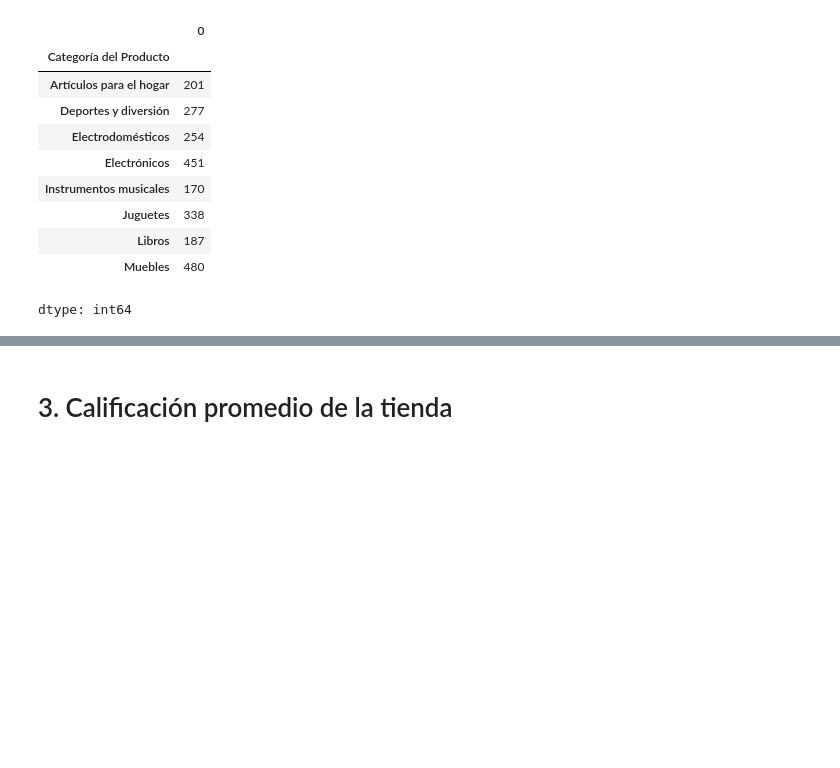
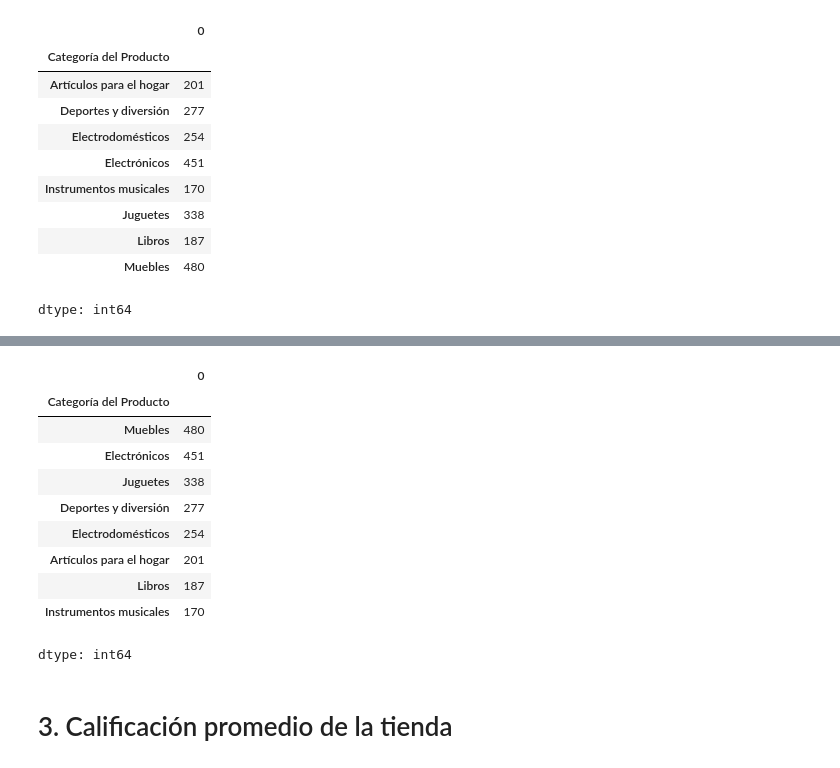
Before and after one commit to Gaby46Pe/AprendiendoGit, a Jupyter notebook: AluraStoreLatam.ipynb, the cells around one changed output, grey strips where cells are left out. Drawn from its saved outputs; the diff is of its cells as text; code cells hidden in the pictures; blank space fills up the shorter version.

```diff
--- a/AluraStoreLatam.ipynb
+++ b/AluraStoreLatam.ipynb
@@ -395,3 +437,17 @@ dtype: int64
+# %%
+display(tienda4.groupby('Categoría del Producto').size().sort_values(ascending=False))
+# %% [output]
+|  | 0 |
+| Categoría del Producto |  |
+| Muebles | 480 |
+| Electrónicos | 451 |
+| Juguetes | 338 |
+| Deportes y diversión | 277 |
+| Electrodomésticos | 254 |
+| Artículos para el hogar | 201 |
+| Libros | 187 |
+| Instrumentos musicales | 170 |
+dtype: int64
 # %% [markdown]
 # 3. Calificación promedio de la tienda
 # %% [markdown]
```
Also changed, not shown: parts of 3 cells of this notebook.
